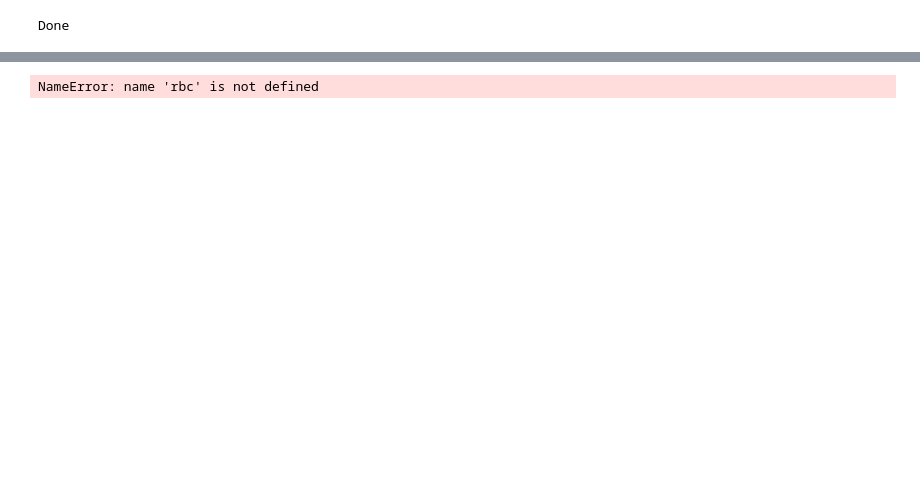
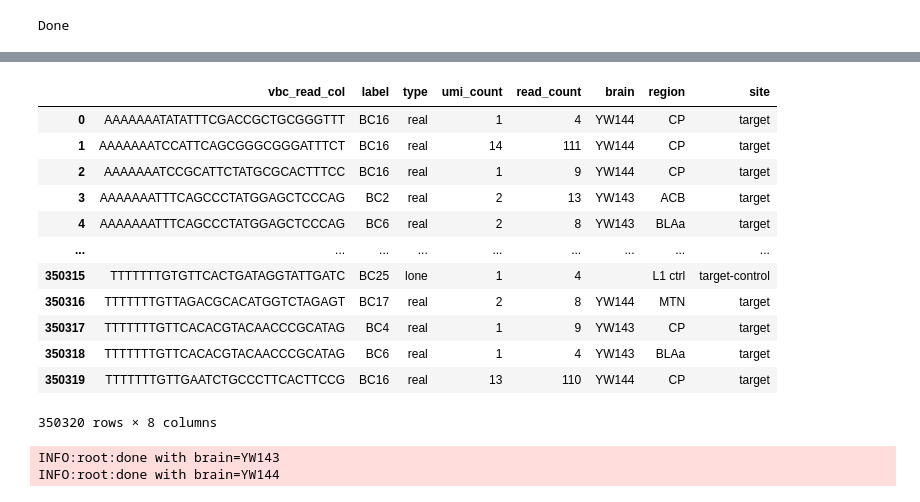
Before and after one commit to ZadorLaboratory/mapseq-processing, a Jupyter notebook: notebooks/MAPseqProcessing.ipynb, the cells around one changed output, grey strips where cells are left out. Saved outputs shown, nothing was run; the diff lists cells and outputs as text; code cells hidden in the pictures; blank space fills up the shorter version.

```diff
--- a/notebooks/MAPseqProcessing.ipynb
+++ b/notebooks/MAPseqProcessing.ipynb
@@ -361,4 +253,24 @@ KeyError: 0
-# %%
-rbc
-# %% [output]
-NameError: name 'rbc' is not defined
+# %%
+vdf
+# %% [output]
+|  | vbc_read_col | label | type | umi_count | read_count | brain | region | site |
+| 0 | AAAAAAATATATTTCGACCGCTGCGGGTTT | BC16 | real | 1 | 4 | YW144 | CP | target |
+| 1 | AAAAAAATCCATTCAGCGGGCGGGATTTCT | BC16 | real | 14 | 111 | YW144 | CP | target |
+| 2 | AAAAAAATCCGCATTCTATGCGCACTTTCC | BC16 | real | 1 | 9 | YW144 | CP | target |
+| 3 | AAAAAAATTTCAGCCCTATGGAGCTCCCAG | BC2 | real | 2 | 13 | YW143 | ACB | target |
+| 4 | AAAAAAATTTCAGCCCTATGGAGCTCCCAG | BC6 | real | 2 | 8 | YW143 | BLAa | target |
+| ... | ... | ... | ... | ... | ... | ... | ... | ... |
+| 350315 | TTTTTTTGTGTTCACTGATAGGTATTGATC | BC25 | lone | 1 | 4 |  | L1 ctrl | target-control |
+| 350316 | TTTTTTTGTTAGACGCACATGGTCTAGAGT | BC17 | real | 2 | 8 | YW144 | MTN | target |
+| 350317 | TTTTTTTGTTCACACGTACAACCCGCATAG | BC4 | real | 1 | 9 | YW143 | CP | target |
+| 350318 | TTTTTTTGTTCACACGTACAACCCGCATAG | BC6 | real | 1 | 4 | YW143 | BLAa | target |
+| 350319 | TTTTTTTGTTGAATCTGCCCTTCACTTCCG | BC16 | real | 13 | 110 | YW144 | CP | target |
+350320 rows × 8 columns
+# %%
+process_make_matrices_pd(vdf.copy(),
+                          exp_id = expid,
+                          outdir=outdir,
+                          cp=cp)
+# %% [output]
+INFO:root:done with brain=YW143
+INFO:root:done with brain=YW144
```
Also changed, not shown: parts of 25 cells of this notebook, 2 other files.
